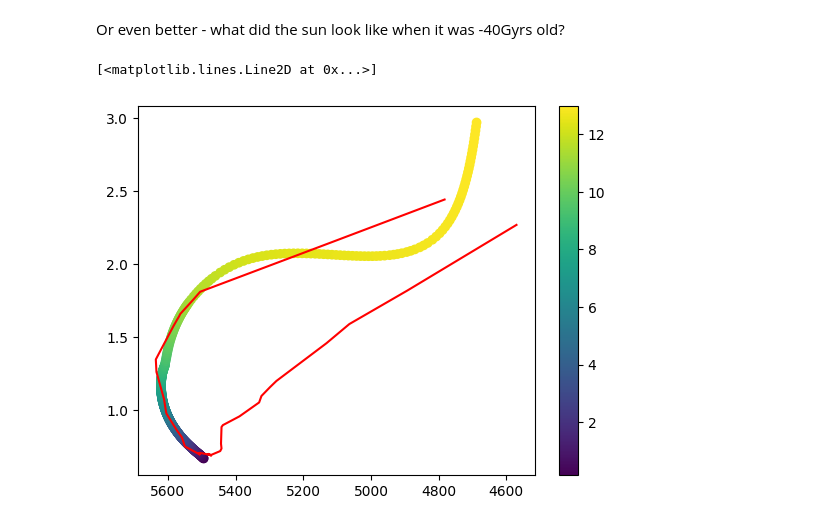
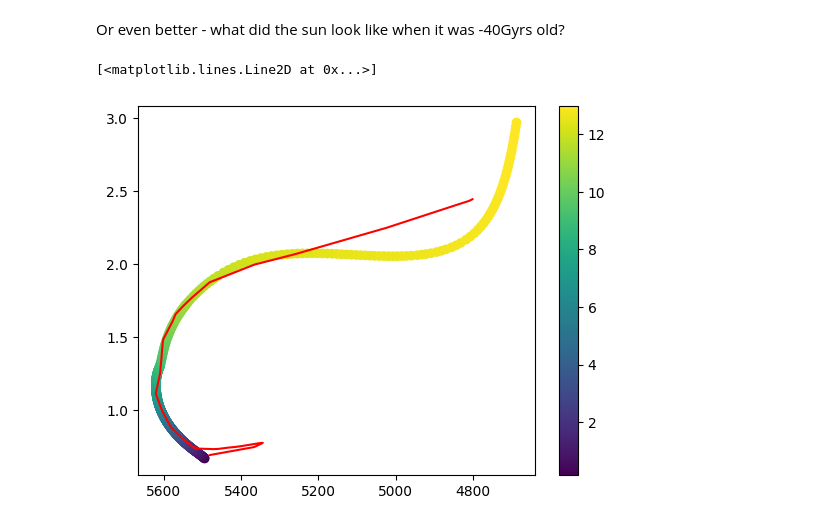
Before and after one commit to ojscutt/nn_session, a Jupyter notebook: nn_session.ipynb, the cells around one changed output. Cells and saved outputs as stored; diff of their text form; code cells hidden in the pictures.

```diff
--- a/nn_session.ipynb
+++ b/nn_session.ipynb
@@ -698,9 +698,9 @@ Saving solar_track.csv to solar_track (7).csv
 <matplotlib.colorbar.Colorbar at 0x...>
 [figure]
 # %%
-train_age = (age-age.min())/age.max()
-train_luminosity = (luminosity-luminosity.min())/luminosity.max()
-train_effective_T = (effective_T-effective_T.min())/effective_T.max()
+train_age = (age-age.min())/(age.max()-age.min())
+train_luminosity = (luminosity-luminosity.min())/(luminosity.max() -luminosity.min())
+train_effective_T = (effective_T-effective_T.min())/(effective_T.max()-effective_T.min())
 
 def solar_fit(x_train, y_train, layers, neurons_per_layer):
 #### create tensorflow model #####
@@ -781,18 +781,18 @@ plt.plot(pred_effective_T,pred_luminosity, color='red')
 # %% [markdown]
 Or even better - what did the sun look like when it was -40Gyrs old?
 # %%
-test_age = (np.linspace(-40,age.max(),10000)-age.min())/age.max()
+test_age = (np.linspace(-40,age.max(),10000)-age.min())/(age.max()-age.min())
 
 preds = solar_model(test_age)
 
-pred_effective_T = (preds[:,0]*effective_T.max())+effective_T.min()
-pred_luminosity = (preds[:,1]*luminosity.max())+luminosity.min()
+pred_effective_T = (preds[:,0]*(effective_T.max()-effective_T.min()))+effective_T.min()
+pred_luminosity = (preds[:,1]*(luminosity.max()-luminosity.min()))+luminosity.min()
 
 plt.scatter(effective_T,luminosity, c=age)
 plt.gca().invert_xaxis()
 plt.colorbar()
 
 plt.plot(pred_effective_T,pred_luminosity, color='red')
 # %% [output]
 [<matplotlib.lines.Line2D at 0x...>]
-[figure, old version]
+[figure, new version]
```
Also changed, not shown: parts of 3 cells of this notebook.
